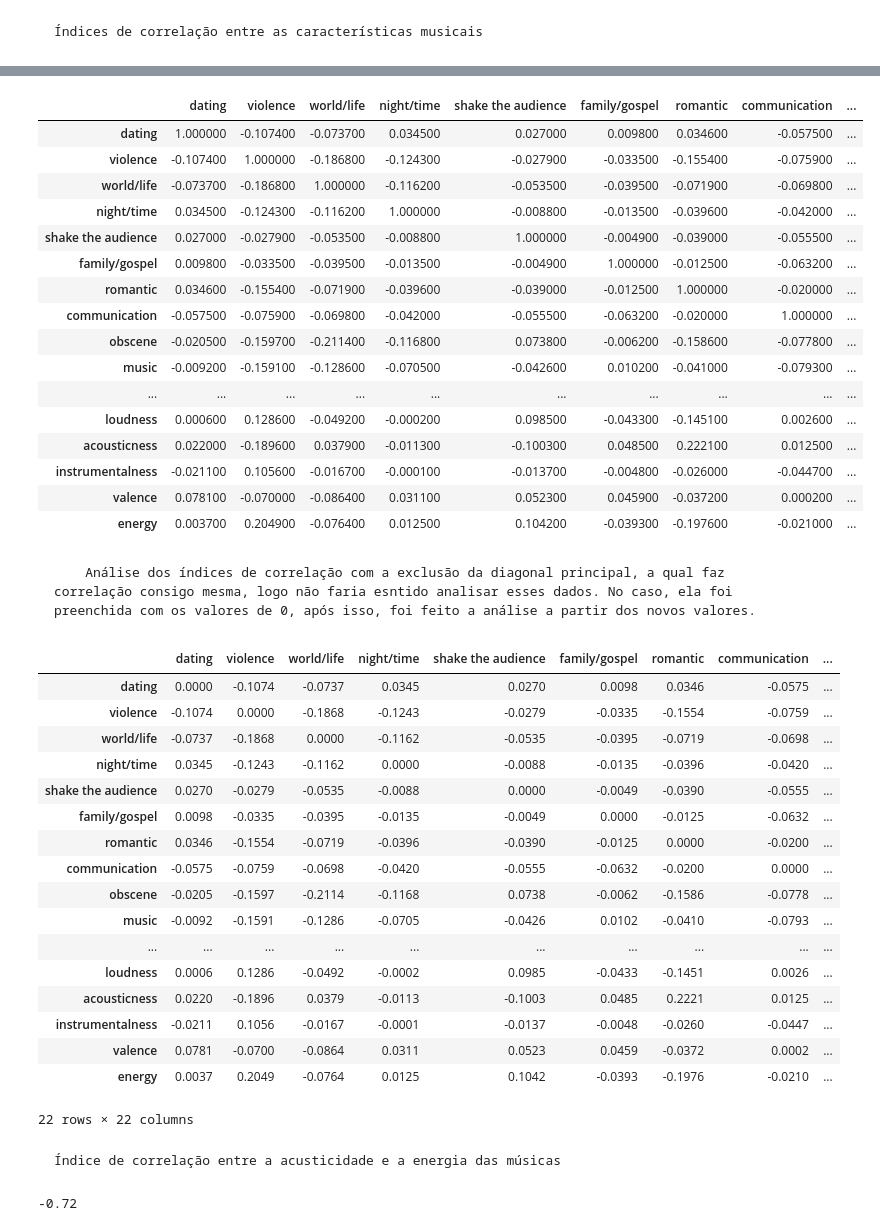
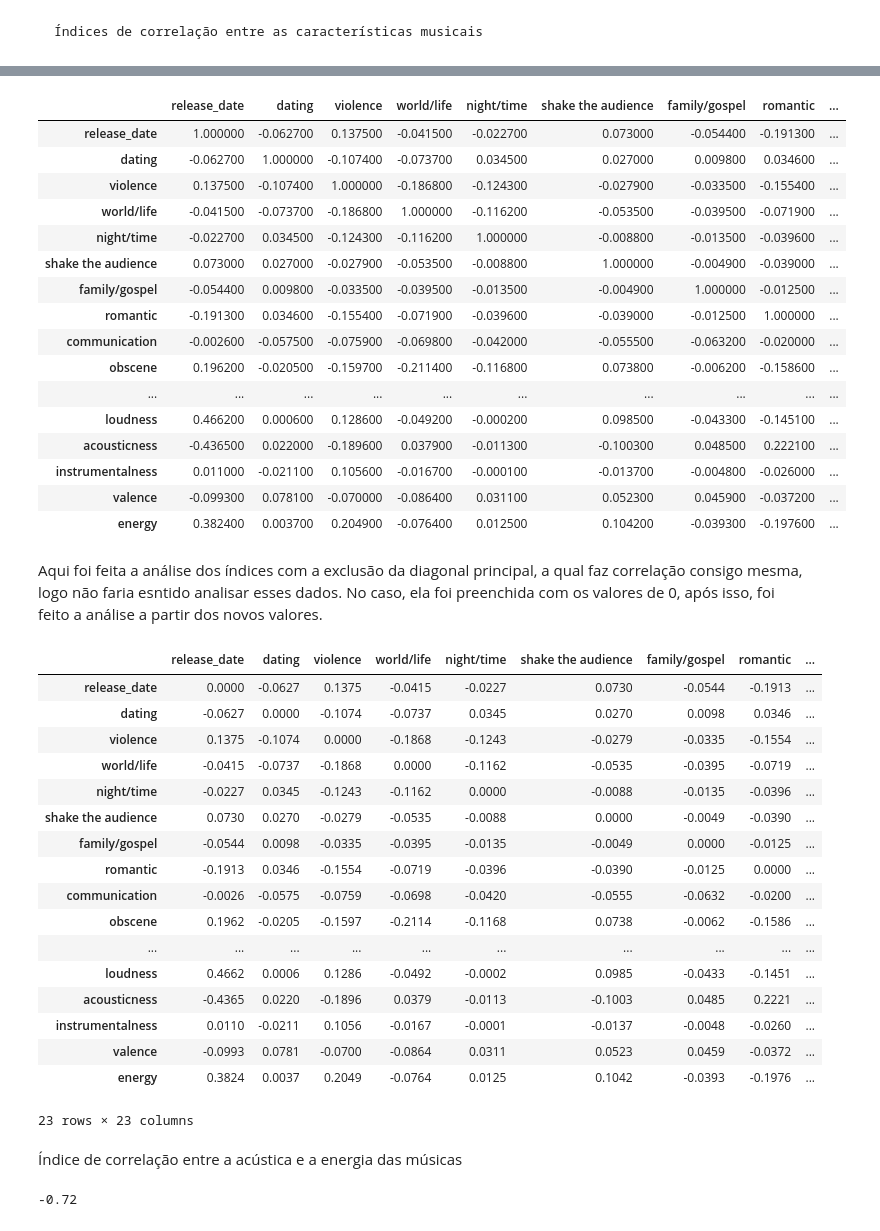
Before and after one commit to viniciusolzon/Music_Analysis, a Jupyter notebook: notebooks/dados_1950_2019.ipynb, the cells around one changed output, grey strips where cells are left out. Drawn from its saved outputs; the diff is of its cells as text; code cells hidden in the pictures.

Commit message:
dados_1950_2019 atualizado com legendas e debug

```diff
--- a/notebooks/dados_1950_2019.ipynb
+++ b/notebooks/dados_1950_2019.ipynb
@@ -27,7 +32,7 @@ df.head()
 # %%
-del df["Unnamed: 0"]
-del df["len"]
-del df["age"]
+df = df.drop("Unnamed: 0", axis = 1)
+df = df.drop("len", axis = 1)
+df = df.drop("age", axis = 1)
 df.isnull().values.any()
 # %% [output]
 False
@@ -136,49 +124,50 @@ corr.style.background_gradient(cmap='coolwarm')
 # %%
-corr.style.background_gradient(cmap='coolwarm').set_properties(**{'font-size': '0pt'})
+#corr.style.background_gradient(cmap='coolwarm').set_properties(**{'font-size': '0pt'})
+corr.style.background_gradient(cmap='coolwarm')
 # %% [output]
-|  | dating | violence | world/life | night/time | shake the audience | family/gospel | romantic | communication | ... |
-| dating | 1.000000 | -0.107400 | -0.073700 | 0.034500 | 0.027000 | 0.009800 | 0.034600 | -0.057500 | ... |
-| violence | -0.107400 | 1.000000 | -0.186800 | -0.124300 | -0.027900 | -0.033500 | -0.155400 | -0.075900 | ... |
-| world/life | -0.073700 | -0.186800 | 1.000000 | -0.116200 | -0.053500 | -0.039500 | -0.071900 | -0.069800 | ... |
-| night/time | 0.034500 | -0.124300 | -0.116200 | 1.000000 | -0.008800 | -0.013500 | -0.039600 | -0.042000 | ... |
-| shake the audience | 0.027000 | -0.027900 | -0.053500 | -0.008800 | 1.000000 | -0.004900 | -0.039000 | -0.055500 | ... |
-| family/gospel | 0.009800 | -0.033500 | -0.039500 | -0.013500 | -0.004900 | 1.000000 | -0.012500 | -0.063200 | ... |
-| romantic | 0.034600 | -0.155400 | -0.071900 | -0.039600 | -0.039000 | -0.012500 | 1.000000 | -0.020000 | ... |
-| communication | -0.057500 | -0.075900 | -0.069800 | -0.042000 | -0.055500 | -0.063200 | -0.020000 | 1.000000 | ... |
-| obscene | -0.020500 | -0.159700 | -0.211400 | -0.116800 | 0.073800 | -0.006200 | -0.158600 | -0.077800 | ... |
-| music | -0.009200 | -0.159100 | -0.128600 | -0.070500 | -0.042600 | 0.010200 | -0.041000 | -0.079300 | ... |
+|  | release_date | dating | violence | world/life | night/time | shake the audience | family/gospel | romantic | ... |
+| release_date | 1.000000 | -0.062700 | 0.137500 | -0.041500 | -0.022700 | 0.073000 | -0.054400 | -0.191300 | ... |
+| dating | -0.062700 | 1.000000 | -0.107400 | -0.073700 | 0.034500 | 0.027000 | 0.009800 | 0.034600 | ... |
+| violence | 0.137500 | -0.107400 | 1.000000 | -0.186800 | -0.124300 | -0.027900 | -0.033500 | -0.155400 | ... |
+| world/life | -0.041500 | -0.073700 | -0.186800 | 1.000000 | -0.116200 | -0.053500 | -0.039500 | -0.071900 | ... |
+| night/time | -0.022700 | 0.034500 | -0.124300 | -0.116200 | 1.000000 | -0.008800 | -0.013500 | -0.039600 | ... |
+| shake the audience | 0.073000 | 0.027000 | -0.027900 | -0.053500 | -0.008800 | 1.000000 | -0.004900 | -0.039000 | ... |
+| family/gospel | -0.054400 | 0.009800 | -0.033500 | -0.039500 | -0.013500 | -0.004900 | 1.000000 | -0.012500 | ... |
+| romantic | -0.191300 | 0.034600 | -0.155400 | -0.071900 | -0.039600 | -0.039000 | -0.012500 | 1.000000 | ... |
+| communication | -0.002600 | -0.057500 | -0.075900 | -0.069800 | -0.042000 | -0.055500 | -0.063200 | -0.020000 | ... |
+| obscene | 0.196200 | -0.020500 | -0.159700 | -0.211400 | -0.116800 | 0.073800 | -0.006200 | -0.158600 | ... |
 | ... | ... | ... | ... | ... | ... | ... | ... | ... | ... |
-| loudness | 0.000600 | 0.128600 | -0.049200 | -0.000200 | 0.098500 | -0.043300 | -0.145100 | 0.002600 | ... |
-| acousticness | 0.022000 | -0.189600 | 0.037900 | -0.011300 | -0.100300 | 0.048500 | 0.222100 | 0.012500 | ... |
-| instrumentalness | -0.021100 | 0.105600 | -0.016700 | -0.000100 | -0.013700 | -0.004800 | -0.026000 | -0.044700 | ... |
-| valence | 0.078100 | -0.070000 | -0.086400 | 0.031100 | 0.052300 | 0.045900 | -0.037200 | 0.000200 | ... |
-| energy | 0.003700 | 0.204900 | -0.076400 | 0.012500 | 0.104200 | -0.039300 | -0.197600 | -0.021000 | ... |
+| loudness | 0.466200 | 0.000600 | 0.128600 | -0.049200 | -0.000200 | 0.098500 | -0.043300 | -0.145100 | ... |
+| acousticness | -0.436500 | 0.022000 | -0.189600 | 0.037900 | -0.011300 | -0.100300 | 0.048500 | 0.222100 | ... |
+| instrumentalness | 0.011000 | -0.021100 | 0.105600 | -0.016700 | -0.000100 | -0.013700 | -0.004800 | -0.026000 | ... |
+| valence | -0.099300 | 0.078100 | -0.070000 | -0.086400 | 0.031100 | 0.052300 | 0.045900 | -0.037200 | ... |
+| energy | 0.382400 | 0.003700 | 0.204900 | -0.076400 | 0.012500 | 0.104200 | -0.039300 | -0.197600 | ... |
 # %% [markdown]
-        Análise dos índices de correlação com a exclusão da diagonal principal, a qual faz correlação consigo mesma, logo não faria esntido analisar esses dados. No caso, ela foi preenchida com os valores de 0, após isso, foi feito a análise a partir dos novos valores.
+Aqui foi feita a análise dos índices com a exclusão da diagonal principal, a qual faz correlação consigo mesma, logo não faria esntido analisar esses dados. No caso, ela foi preenchida com os valores de 0, após isso, foi feito a análise a partir dos novos valores.
 # %%
 np.fill_diagonal(corr.values, 0)
 corr
 # %% [output]
-|  | dating | violence | world/life | night/time | shake the audience | family/gospel | romantic | communication | ... |
-| dating | 0.0000 | -0.1074 | -0.0737 | 0.0345 | 0.0270 | 0.0098 | 0.0346 | -0.0575 | ... |
-| violence | -0.1074 | 0.0000 | -0.1868 | -0.1243 | -0.0279 | -0.0335 | -0.1554 | -0.0759 | ... |
-| world/life | -0.0737 | -0.1868 | 0.0000 | -0.1162 | -0.0535 | -0.0395 | -0.0719 | -0.0698 | ... |
-| night/time | 0.0345 | -0.1243 | -0.1162 | 0.0000 | -0.0088 | -0.0135 | -0.0396 | -0.0420 | ... |
-| shake the audience | 0.0270 | -0.0279 | -0.0535 | -0.0088 | 0.0000 | -0.0049 | -0.0390 | -0.0555 | ... |
-| family/gospel | 0.0098 | -0.0335 | -0.0395 | -0.0135 | -0.0049 | 0.0000 | -0.0125 | -0.0632 | ... |
-| romantic | 0.0346 | -0.1554 | -0.0719 | -0.0396 | -0.0390 | -0.0125 | 0.0000 | -0.0200 | ... |
-| communication | -0.0575 | -0.0759 | -0.0698 | -0.0420 | -0.0555 | -0.0632 | -0.0200 | 0.0000 | ... |
-| obscene | -0.0205 | -0.1597 | -0.2114 | -0.1168 | 0.0738 | -0.0062 | -0.1586 | -0.0778 | ... |
-| music | -0.0092 | -0.1591 | -0.1286 | -0.0705 | -0.0426 | 0.0102 | -0.0410 | -0.0793 | ... |
+|  | release_date | dating | violence | world/life | night/time | shake the audience | family/gospel | romantic | ... |
+| release_date | 0.0000 | -0.0627 | 0.1375 | -0.0415 | -0.0227 | 0.0730 | -0.0544 | -0.1913 | ... |
+| dating | -0.0627 | 0.0000 | -0.1074 | -0.0737 | 0.0345 | 0.0270 | 0.0098 | 0.0346 | ... |
+| violence | 0.1375 | -0.1074 | 0.0000 | -0.1868 | -0.1243 | -0.0279 | -0.0335 | -0.1554 | ... |
+| world/life | -0.0415 | -0.0737 | -0.1868 | 0.0000 | -0.1162 | -0.0535 | -0.0395 | -0.0719 | ... |
+| night/time | -0.0227 | 0.0345 | -0.1243 | -0.1162 | 0.0000 | -0.0088 | -0.0135 | -0.0396 | ... |
+| shake the audience | 0.0730 | 0.0270 | -0.0279 | -0.0535 | -0.0088 | 0.0000 | -0.0049 | -0.0390 | ... |
+| family/gospel | -0.0544 | 0.0098 | -0.0335 | -0.0395 | -0.0135 | -0.0049 | 0.0000 | -0.0125 | ... |
+| romantic | -0.1913 | 0.0346 | -0.1554 | -0.0719 | -0.0396 | -0.0390 | -0.0125 | 0.0000 | ... |
+| communication | -0.0026 | -0.0575 | -0.0759 | -0.0698 | -0.0420 | -0.0555 | -0.0632 | -0.0200 | ... |
+| obscene | 0.1962 | -0.0205 | -0.1597 | -0.2114 | -0.1168 | 0.0738 | -0.0062 | -0.1586 | ... |
 | ... | ... | ... | ... | ... | ... | ... | ... | ... | ... |
-| loudness | 0.0006 | 0.1286 | -0.0492 | -0.0002 | 0.0985 | -0.0433 | -0.1451 | 0.0026 | ... |
-| acousticness | 0.0220 | -0.1896 | 0.0379 | -0.0113 | -0.1003 | 0.0485 | 0.2221 | 0.0125 | ... |
-| instrumentalness | -0.0211 | 0.1056 | -0.0167 | -0.0001 | -0.0137 | -0.0048 | -0.0260 | -0.0447 | ... |
-| valence | 0.0781 | -0.0700 | -0.0864 | 0.0311 | 0.0523 | 0.0459 | -0.0372 | 0.0002 | ... |
-| energy | 0.0037 | 0.2049 | -0.0764 | 0.0125 | 0.1042 | -0.0393 | -0.1976 | -0.0210 | ... |
+| loudness | 0.4662 | 0.0006 | 0.1286 | -0.0492 | -0.0002 | 0.0985 | -0.0433 | -0.1451 | ... |
+| acousticness | -0.4365 | 0.0220 | -0.1896 | 0.0379 | -0.0113 | -0.1003 | 0.0485 | 0.2221 | ... |
+| instrumentalness | 0.0110 | -0.0211 | 0.1056 | -0.0167 | -0.0001 | -0.0137 | -0.0048 | -0.0260 | ... |
+| valence | -0.0993 | 0.0781 | -0.0700 | -0.0864 | 0.0311 | 0.0523 | 0.0459 | -0.0372 | ... |
+| energy | 0.3824 | 0.0037 | 0.2049 | -0.0764 | 0.0125 | 0.1042 | -0.0393 | -0.1976 | ... |
-22 rows × 22 columns
+23 rows × 23 columns
 # %% [markdown]
-    Índice de correlação entre a acusticidade e a energia das músicas
+Índice de correlação entre a acústica e a energia das músicas
 # %%
 corr_violence_romance = df["acousticness"].corr(df["energy"])
 corr_violence_romance.round(decimals = 4)
```
Also changed, not shown: parts of 24 cells of this notebook, 3 other files.
